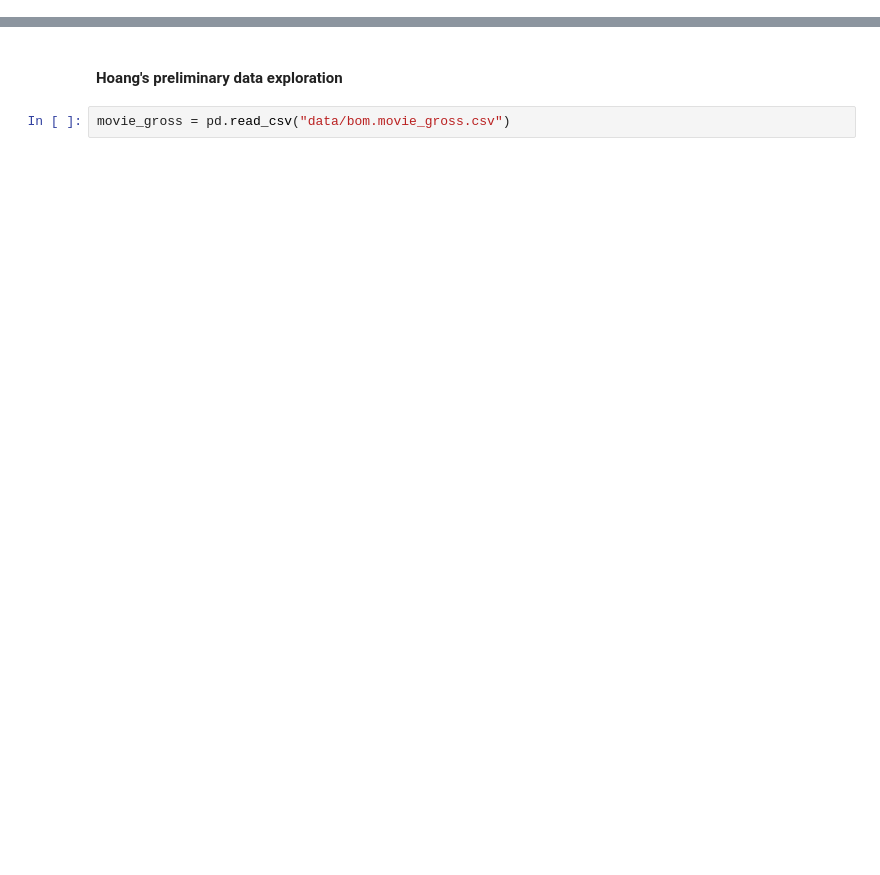
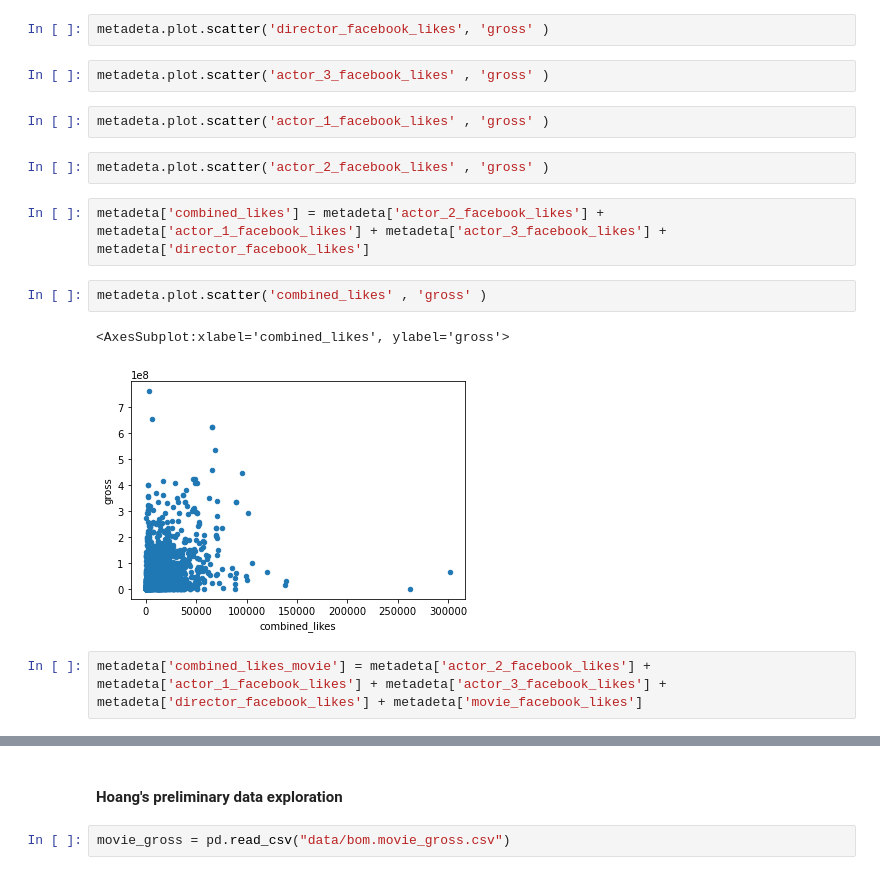
Before and after one commit to FeritYikar/ds-phase1-project, a Jupyter notebook: Hoang's Preliminary Notebook.ipynb, the cells around one changed output, grey strips where cells are left out. Cells and saved outputs as stored; diff of their text form; blank space fills up the shorter version.

```diff
--- a/Hoang's Preliminary Notebook.ipynb
+++ b/Hoang's Preliminary Notebook.ipynb
@@ -2,0 +103,17 @@ import pandas as pd
+# %%
+metadeta.plot.scatter('director_facebook_likes', 'gross' )
+# %%
+metadeta.plot.scatter('actor_3_facebook_likes' , 'gross' )
+# %%
+metadeta.plot.scatter('actor_1_facebook_likes' , 'gross' )
+# %%
+metadeta.plot.scatter('actor_2_facebook_likes' , 'gross' )
+# %%
+metadeta['combined_likes'] = metadeta['actor_2_facebook_likes'] + metadeta['actor_1_facebook_likes'] + metadeta['actor_3_facebook_likes'] + metadeta['director_facebook_likes']
+# %%
+metadeta.plot.scatter('combined_likes' , 'gross' )
+# %% [output]
+<AxesSubplot:xlabel='combined_likes', ylabel='gross'>
+[figure, added]
+# %%
+metadeta['combined_likes_movie'] = metadeta['actor_2_facebook_likes'] + metadeta['actor_1_facebook_likes'] + metadeta['actor_3_facebook_likes'] + metadeta['director_facebook_likes'] + metadeta['movie_facebook_likes']
```
Also changed, not shown: parts of 72 cells of this notebook, 1 other file.
